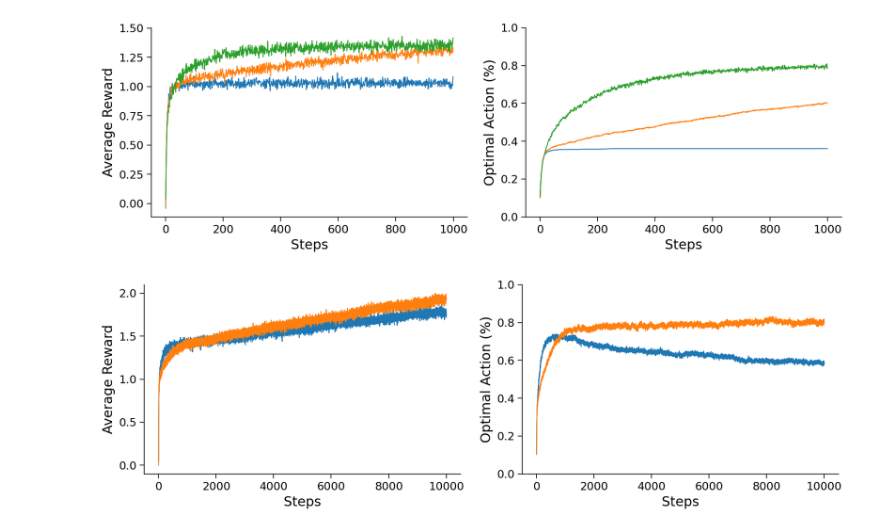
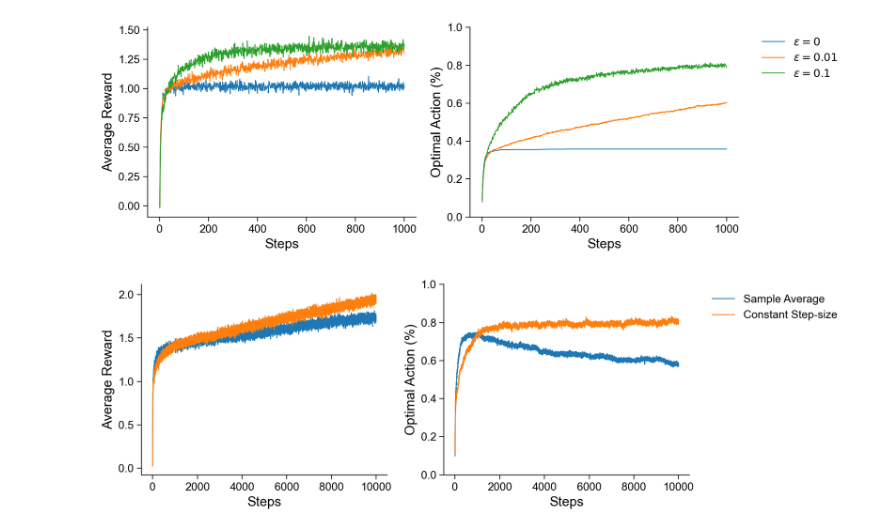
Before and after one commit to Yu-AngCheng/JC, a Jupyter notebook: Reinforcement Learning An Introduction/Ch2.ipynb, the cells around one changed output. Drawn from its saved outputs; the diff is of its cells as text; code cells hidden in the pictures.

```diff
--- a/Reinforcement Learning An Introduction/Ch2.ipynb
+++ b/Reinforcement Learning An Introduction/Ch2.ipynb
@@ -58,9 +58,11 @@ for epsilon in epsilon_list:
     Average_reward = np.mean(Total_reward,axis=0)
     Average_optimal = np.mean(Total_optimal,axis=0)
     plot_strategy(ax, time_steps, Average_reward, Average_optimal)
+
+plt.legend([r'$\epsilon=0$',r'$\epsilon=0.01$',r'$\epsilon=0.1$'], bbox_to_anchor = (1.05, 1.0), loc="upper left")
 plt.show()
 # %% [output]
-[figure, old version]
+[figure, new version]
 # %%
 # a non-stationary problem
 fig, ax = plt.subplots(1, 2, figsize=(12, 4))
@@ -84,31 +86,32 @@ for stategy in range(2):
             optimal_action = np.argmax(q)
 
             if rng.random() < epsilon:
                 action = rng.integers(low=0, high=k_arm)
                 optimal_list.append(action==optimal_action)
             else:
                 action = rng.choice(np.flatnonzero(q_est == q_est.max()))
                 optimal_list.append(action==optimal_action)
 
             action_count[action] += 1
             reward = rng.normal(loc=q[action], scale=1)
             reward_list.append(reward)
             if stategy == 0:
                 q_est[action] += (reward - q_est[action])/action_count[action]
             else:
                 q_est[action] += (reward - q_est[action])*alpha
 
 
         Total_reward.append(reward_list)
         Total_optimal.append(optimal_list)
 
 
     Total_reward = np.array(Total_reward)
     Total_optimal = np.array(Total_optimal)
     Average_reward = np.mean(Total_reward,axis=0)
     Average_optimal = np.mean(Total_optimal,axis=0)
     plot_strategy(ax, time_steps, Average_reward, Average_optimal)
 
+plt.legend(["Sample Average", 'Constant Step-size'], bbox_to_anchor = (1.05, 1.0), loc="upper left")
 plt.show()
 # %% [output]
-[figure, old version]
+[figure, new version]
```
Also changed, not shown: parts of 1 cell of this notebook.
